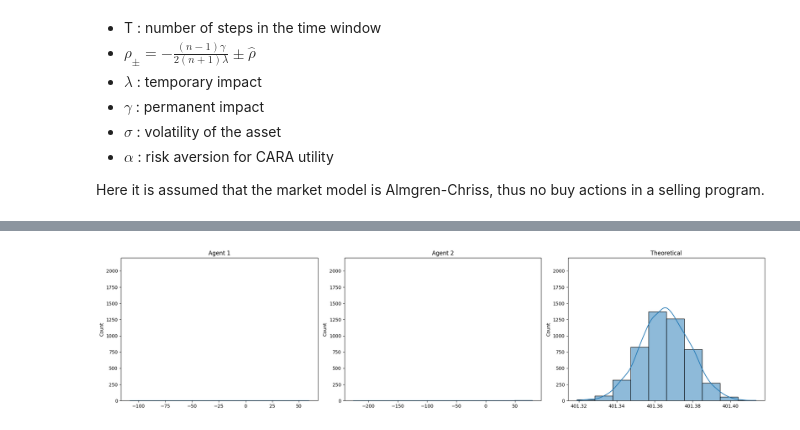
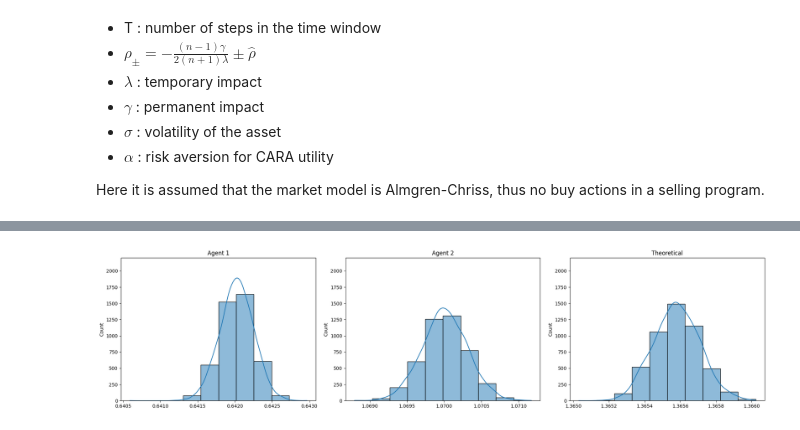
Before and after one commit to macrandrea/Multi-agent-RL-optimal-execution, a Jupyter notebook: ANALISI_MULTI_AGENTE_for_scratches.ipynb, the cells around one changed output, grey strips where cells are left out. Drawn from its saved outputs; the diff is of its cells as text; code cells hidden in the pictures.

```diff
--- a/ANALISI_MULTI_AGENTE_for_scratches.ipynb
+++ b/ANALISI_MULTI_AGENTE_for_scratches.ipynb
@@ -231,7 +286,7 @@ states = []
 ql = []
 ac = []
 dat = []
-VOLA = 0.001
+VOLA = 0.00001
 a_hist = []
 k_hist = []
 rew = []
@@ -280,7 +335,7 @@ iss = (2000-(dati[:,0] * azioni_st.flatten() - 0.002 * azioni_st.flatten()**2).r
 
 print('Agents mean, stddev, median respectively:', remove_outliers(iss).mean(), iss.std(), np.median(iss))
 
-rewards_sch = 1000-(dati[:,0] * azioni_st.flatten() - 0.002 * azioni_st.flatten()**2).reshape(-1,10).mean(axis=1)
+rewards_sch = (dati[:,0] * azioni_st.flatten() - 0.002 * azioni_st.flatten()**2).reshape(-1,10).mean(axis=1)
 dati_sch = dati[:,0]
-plt.hist(rewards_sch, bins=10);
+plt.hist(200-rewards_sch, bins=100);
 # %% [output]
@@ -324,28 +344,30 @@ plt.show()
 # %%
+rewards = dict(np.load('C:/Users/macri/Desktop/ennesima//re.npz', allow_pickle=True))
+
 # Create a grid of subplots
 fig, axs = plt.subplots(1, 3, figsize=(20, 5))
 
 # Plot the first histogram
-sns.histplot(remove_outliers(rewards['arr_0'][0].reshape(10,-1).mean(axis=1)), bins=10, kde=True, ax=axs[0])
+sns.histplot(remove_outliers(rewards['arr_0'][0].reshape(10,-1).mean(axis=0)), bins=10, kde=True, ax=axs[0])
 axs[0].set_title('Agent 1')
 axs[0].set_ylim(0, 2200)
 
 # Plot the second histogram
-sns.histplot(remove_outliers(rewards['arr_0'][1].reshape(10,-1).mean(axis=1)), bins=10, kde=True, ax=axs[1])
+sns.histplot(remove_outliers(rewards['arr_0'][1].reshape(10,-1).mean(axis=0)), bins=10, kde=True, ax=axs[1])
 axs[1].set_title('Agent 2')
 axs[1].set_ylim(0, 2200)
 
 # Plot the third histogram
-sns.histplot(rewards_sch/2, bins=10, kde=True, ax=axs[2])
+sns.histplot((200-rewards_sch)/2, bins=10, kde=True, ax=axs[2])
 axs[2].set_title('Theoretical')
 axs[2].set_ylim(0, 2200)
 
 #axs.set_ylim(0, 2000)
 
 # Adjust the spacing between subplots
 plt.tight_layout()
 
 # Show the figure
 plt.show()
 # %% [output]
-[figure, old version]
+[figure, new version]
```
Also changed, not shown: parts of 37 cells of this notebook, 2 other files.
